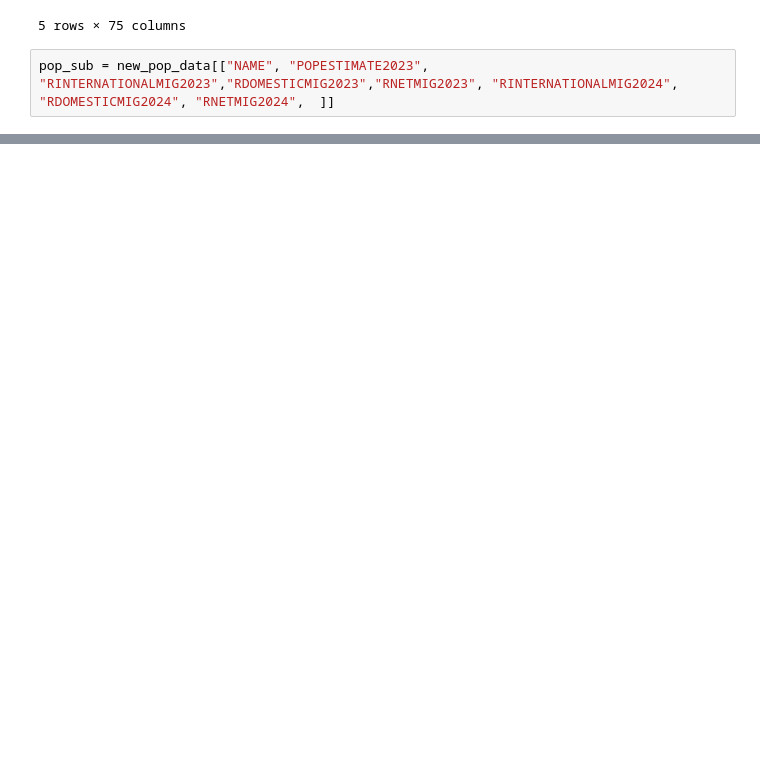
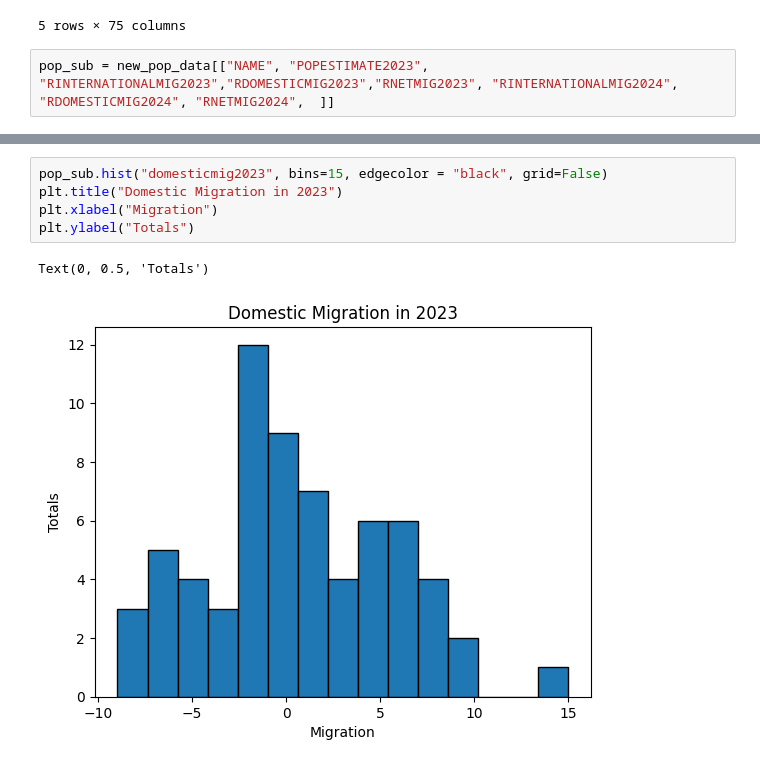
Before and after one commit to MWPerrineJr/Population-EDA, a Jupyter notebook: population.ipynb, the cells around one changed output, grey strips where cells are left out. Cells and saved outputs as stored; diff of their text form; blank space fills up the shorter version.

```diff
--- a/population.ipynb
+++ b/population.ipynb
@@ -78,0 +77,8 @@ array([[<Axes: title={'center': 'netmig2023'}>]], dtype=object)
+# %%
+pop_sub.hist("domesticmig2023", bins=15, edgecolor = "black", grid=False)
+plt.title("Domestic Migration in 2023")
+plt.xlabel("Migration")
+plt.ylabel("Totals")
+# %% [output]
+Text(0, 0.5, 'Totals')
+[figure, added]
```
Also changed, not shown: parts of 24 cells of this notebook.
